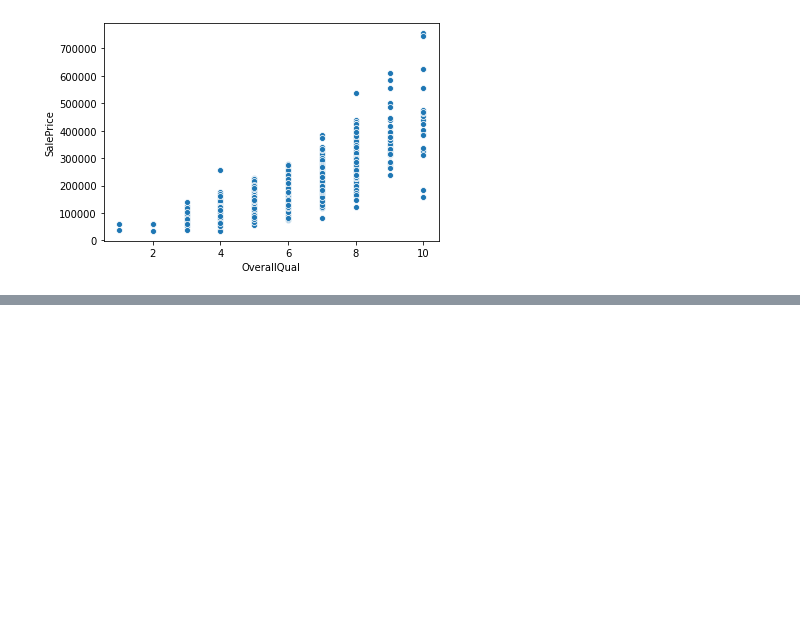
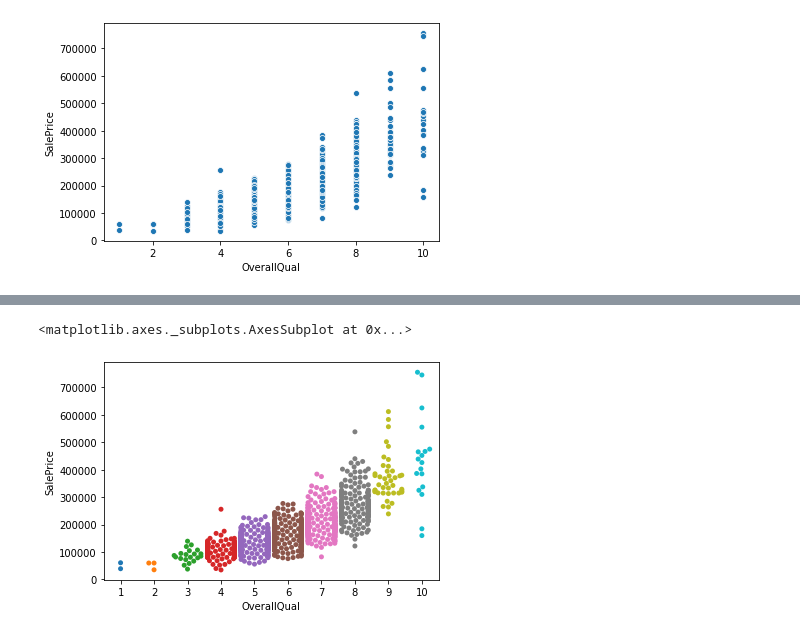
Before and after one commit to atomrepos/Real_Estate_Data_Analysis, a Jupyter notebook: Real_Estate_Analysis.ipynb, the cells around one changed output, grey strips where cells are left out. Drawn from its saved outputs; the diff is of its cells as text; code cells hidden in the pictures; blank space fills up the shorter version.

```diff
--- a/Real_Estate_Analysis.ipynb
+++ b/Real_Estate_Analysis.ipynb
@@ -263,0 +429,6 @@ sns.scatterplot(x=X['OverallQual'], y=y)
+# %%
+sns.swarmplot(x=X['OverallQual'],
+              y=y)
+# %% [output]
+<matplotlib.axes._subplots.AxesSubplot at 0x...>
+[figure, added]
```
Also changed, not shown: parts of 40 cells of this notebook.
